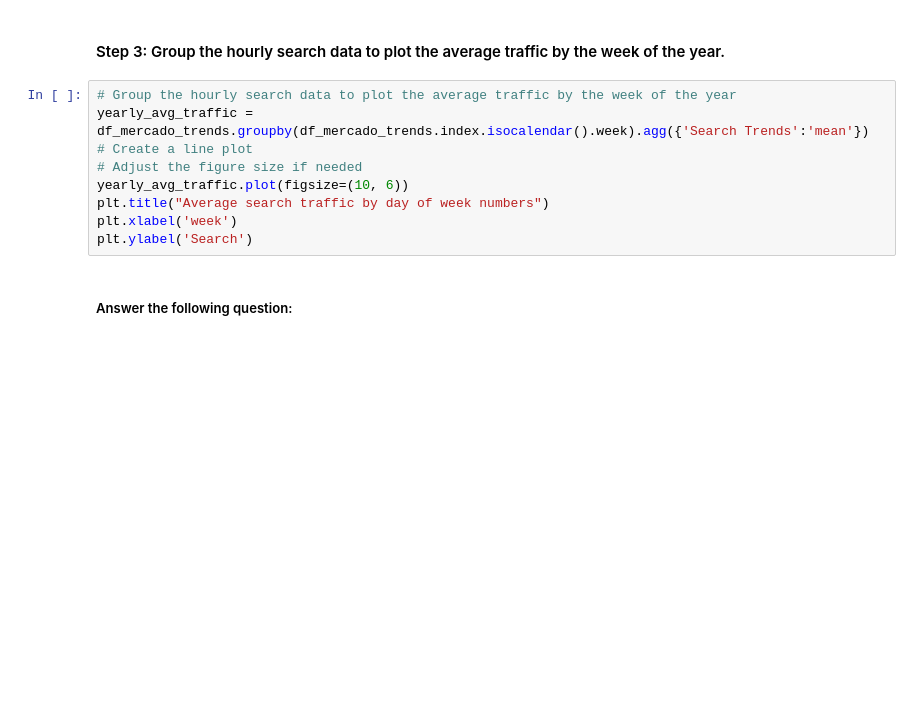
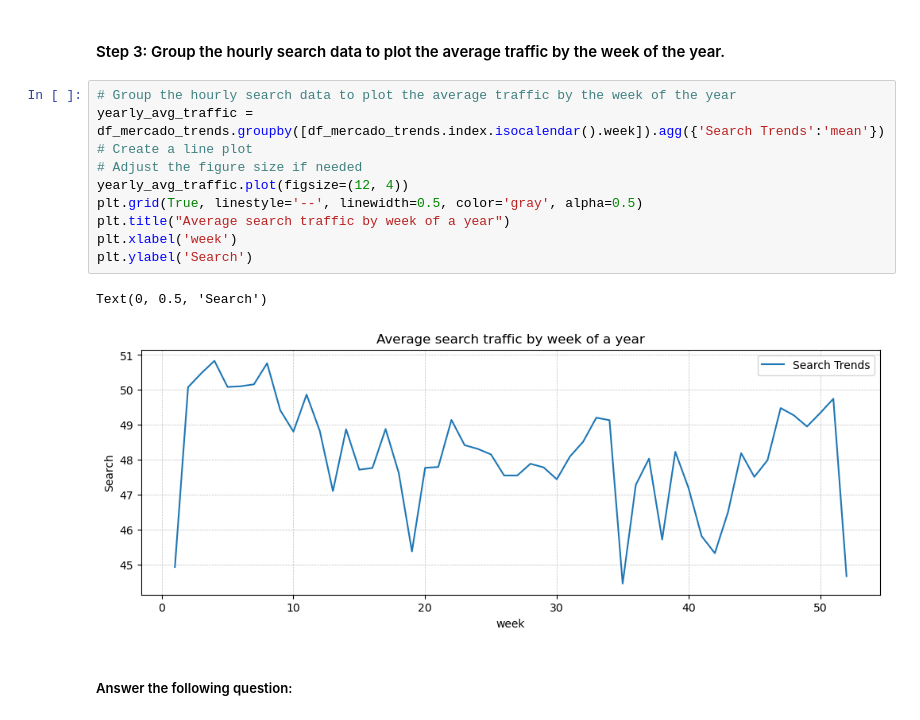
Before and after one commit to kidushaftom/prophet-challenge, a Jupyter notebook: forecasting_net_prophet.ipynb, the cells around one changed output. Drawn from its saved outputs; the diff is of its cells as text; blank space fills up the shorter version.

```diff
--- a/forecasting_net_prophet.ipynb
+++ b/forecasting_net_prophet.ipynb
@@ -140,13 +182,17 @@ plt.ylabel('Search')
 #### Step 3: Group the hourly search data to plot the average traffic by the week of the year.
 # %%
 # Group the hourly search data to plot the average traffic by the week of the year
-yearly_avg_traffic = df_mercado_trends.groupby(df_mercado_trends.index.isocalendar().week).agg({'Search Trends':'mean'})
+yearly_avg_traffic = df_mercado_trends.groupby([df_mercado_trends.index.isocalendar().week]).agg({'Search Trends':'mean'})
 # Create a line plot
 # Adjust the figure size if needed
-yearly_avg_traffic.plot(figsize=(10, 6))
-plt.title("Average search traffic by day of week numbers")
+yearly_avg_traffic.plot(figsize=(12, 4))
+plt.grid(True, linestyle='--', linewidth=0.5, color='gray', alpha=0.5)
+plt.title("Average search traffic by week of a year")
 plt.xlabel('week')
 plt.ylabel('Search')
+# %% [output]
+Text(0, 0.5, 'Search')
+[figure, added]
 # %% [markdown]
 ##### Answer the following question:
 # %% [markdown]
```
Also changed, not shown: parts of 36 cells of this notebook.
